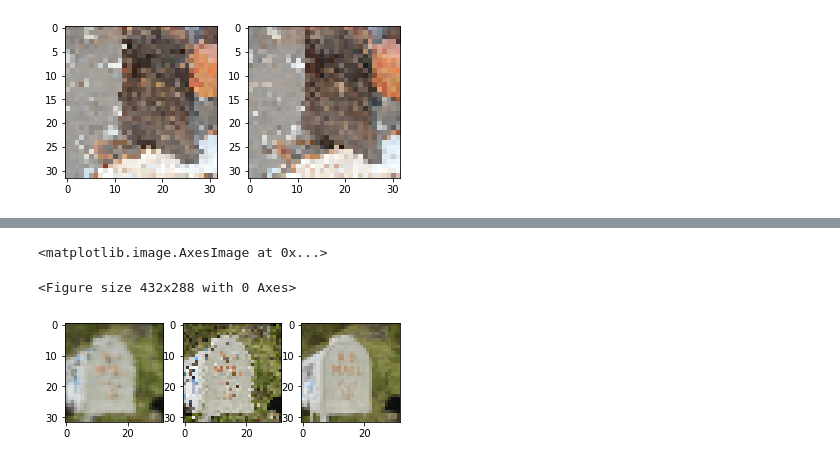
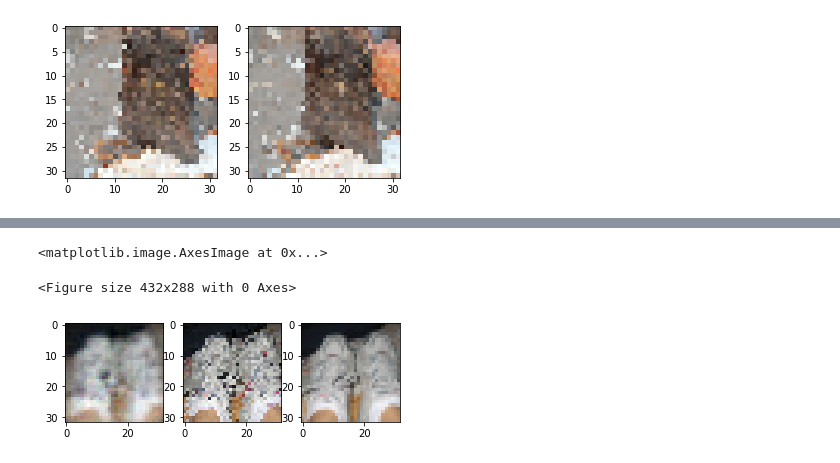
Before and after one commit to yetiiil/EE559, a Jupyter notebook: Miniproject_1/random_bip_bop.ipynb, the cells around one changed output, grey strips where cells are left out. Cells and saved outputs as stored; diff of their text form; code cells hidden in the pictures.

```diff
--- a/Miniproject_1/random_bip_bop.ipynb
+++ b/Miniproject_1/random_bip_bop.ipynb
@@ -34,7 +33,7 @@ class mod(nn.Module):
     def __init__(self,
                  skip_connections = True, batch_normalization = True):
         super().__init__()
-        self.rel=nn.LeakyReLU(0.1)
+        self.rel=m = nn.RReLU(0.1, 0.3)
 
         self.conv1 = nn.Conv2d(3, 3*4,
                                kernel_size = 8,
@@ -91,6 +90,7 @@ class mod(nn.Module):
         y=self.conv25(y)
         y=y+y1
         y=self.conv3(y)
+        #y= 255-self.rel(-(y-255))
         y = F.relu(y)
 
         return y
@@ -118,4 +124,4 @@ def train_model( train_input, train_target, mini_batch_size, nb_epochs = 100):
     return model
 # %%
 mini_batch_size=100
-model=train_model(noisy_imgs2,noisy_imgs1,mini_batch_size,75)
+model=train_model(noisy_imgs2,noisy_imgs1,mini_batch_size,70)
@@ -146,21 +139,21 @@ statistics.mean(score)
 # %%
 pred=pred.type(torch.int)
 # %%
-i=8
+i=560
 
 plt.figure()
 
 #subplot(r,c) provide the no. of rows and columns
 f, axarr = plt.subplots(1,3)
 
 # use the created array to output your multiple images. In this case I have stacked 4 images vertically
 axarr[0].imshow(pred[i].permute(1,2,0))
 axarr[1].imshow(noisy_imgs_val[i].permute(1,2,0))
 axarr[2].imshow(clear_imgs[i].permute(1,2,0))
 # %% [output]
 <matplotlib.image.AxesImage at 0x...>
 <Figure size 432x288 with 0 Axes>
-[figure, old version]
+[figure, new version]
 # %%
 torch.save(model.state_dict(), 'model.pt')
 # %%
```
Also changed, not shown: parts of 4 cells of this notebook.
